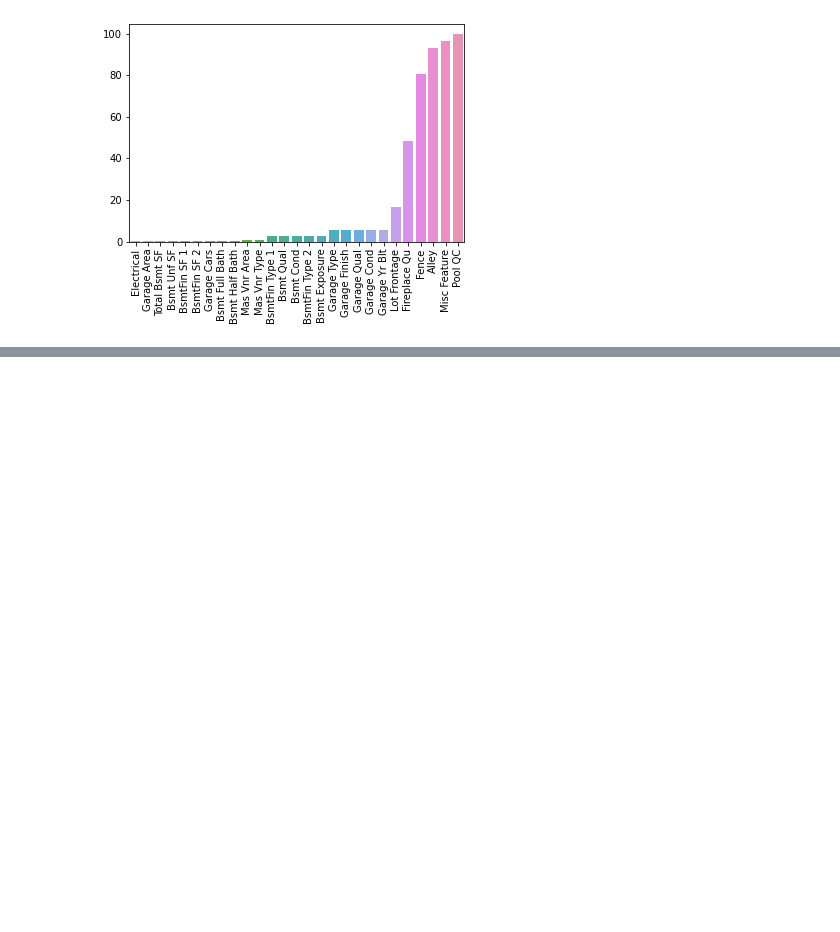
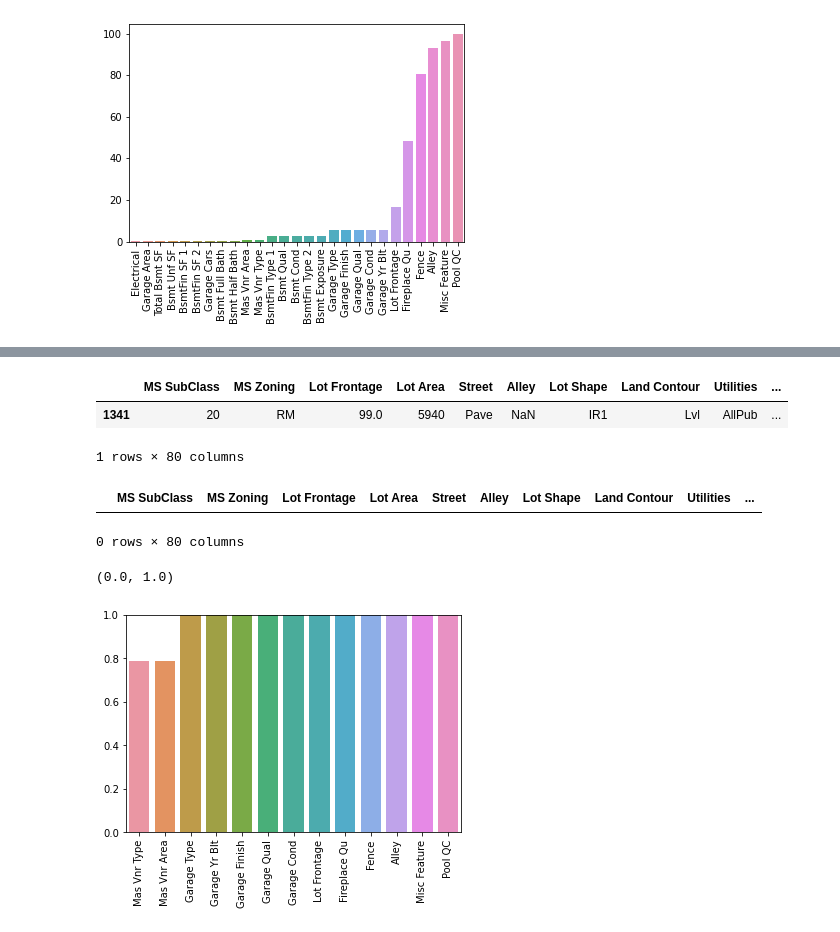
Before and after one commit to sadhiin/python-ML-DS-Masterclass-, a Jupyter notebook: 02-Feature Engineering/02-Dealing-with-Missing-Data.ipynb, the cells around one changed output, grey strips where cells are left out. Cells and saved outputs as stored; diff of their text form; code cells hidden in the pictures; blank space fills up the shorter version.

```diff
--- a/02-Feature Engineering/02-Dealing-with-Missing-Data.ipynb
+++ b/02-Feature Engineering/02-Dealing-with-Missing-Data.ipynb
@@ -127,0 +210,30 @@ plt.xticks(rotation = 90);
+# %%
+df[df['Bsmt Unf SF'].isnull()]
+# %% [output]
+|  | MS SubClass | MS Zoning | Lot Frontage | Lot Area | Street | Alley | Lot Shape | Land Contour | Utilities | ... |
+| 1341 | 20 | RM | 99.0 | 5940 | Pave | NaN | IR1 | Lvl | AllPub | ... |
+1 rows × 80 columns
+# %%
+# BSMT Numerical columns --> Fillna 0
+bsmt_num_cols = ['BsmtFin SF 1', 'BsmtFin SF 2', 'Bsmt Unf SF',
+                 'Total Bsmt SF', 'Bsmt Full Bath', 'Bsmt Half Bath']
+df[bsmt_num_cols] = df[bsmt_num_cols].fillna(0)
+
+# BSMT  string columns --> Fillna None
+bsmt_str_cols = ['Bsmt Qual', 'Bsmt Cond',
+                 'Bsmt Exposure', 'BsmtFin Type 1', 'BsmtFin Type 2']
+df[bsmt_str_cols] = df[bsmt_str_cols].fillna('None')
+# %%
+df[df['Bsmt Full Bath'].isnull()]
+# %% [output]
+|  | MS SubClass | MS Zoning | Lot Frontage | Lot Area | Street | Alley | Lot Shape | Land Contour | Utilities | ... |
+0 rows × 80 columns
+# %%
+percent_nan = percent_missing(df)
+sns.barplot(x=percent_nan.index, y=percent_nan)
+
+plt.xticks(rotation=90)
+plt.ylim(0, 1)
+# %% [output]
+(0.0, 1.0)
+[figure, added]
```
Also changed, not shown: parts of 44 cells of this notebook, 1 other file.
